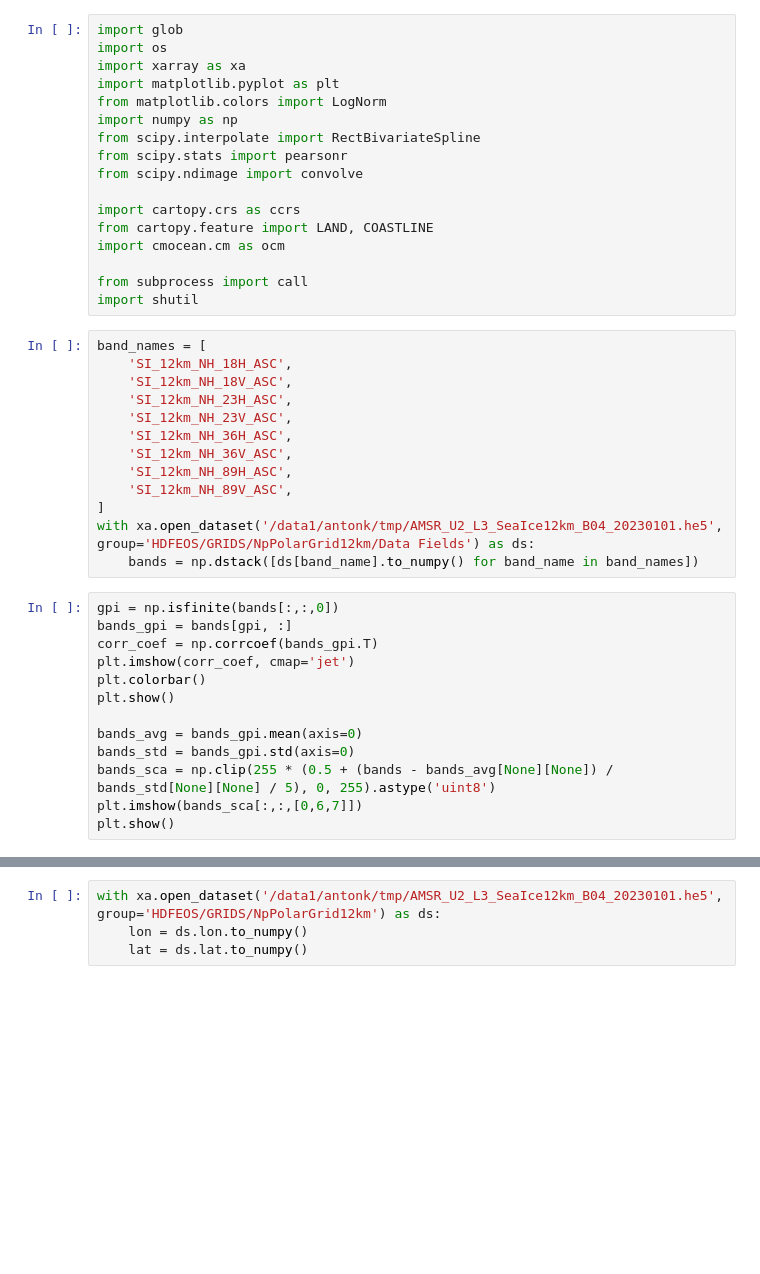
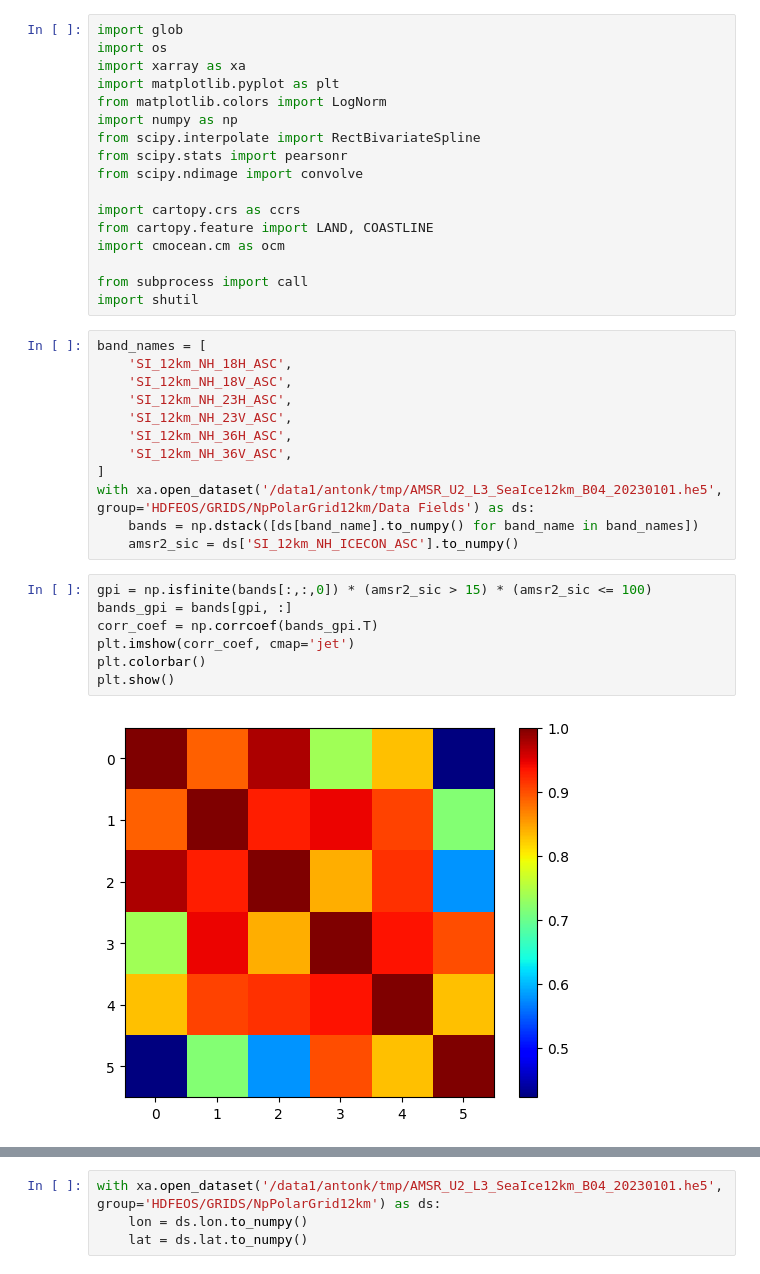
Before and after one commit to nansencenter/cimr_simulator, a Jupyter notebook: compare_amsr2.ipynb, the cells around one changed output, grey strips where cells are left out. Cells and saved outputs as stored; diff of their text form; blank space fills up the shorter version.

```diff
--- a/compare_amsr2.ipynb
+++ b/compare_amsr2.ipynb
@@ -23,21 +23,16 @@ band_names = [
     'SI_12km_NH_23V_ASC',
     'SI_12km_NH_36H_ASC',
     'SI_12km_NH_36V_ASC',
-    'SI_12km_NH_89H_ASC',
-    'SI_12km_NH_89V_ASC',
 ]
 with xa.open_dataset('/data1/antonk/tmp/AMSR_U2_L3_SeaIce12km_B04_20230101.he5', group='HDFEOS/GRIDS/NpPolarGrid12km/Data Fields') as ds:
     bands = np.dstack([ds[band_name].to_numpy() for band_name in band_names])
+    amsr2_sic = ds['SI_12km_NH_ICECON_ASC'].to_numpy()
 # %%
-gpi = np.isfinite(bands[:,:,0])
+gpi = np.isfinite(bands[:,:,0]) * (amsr2_sic > 15) * (amsr2_sic <= 100)
 bands_gpi = bands[gpi, :]
 corr_coef = np.corrcoef(bands_gpi.T)
 plt.imshow(corr_coef, cmap='jet')
 plt.colorbar()
 plt.show()
-
-bands_avg = bands_gpi.mean(axis=0)
-bands_std = bands_gpi.std(axis=0)
-bands_sca = np.clip(255 * (0.5 + (bands - bands_avg[None][None]) / bands_std[None][None] / 5), 0, 255).astype('uint8')
-plt.imshow(bands_sca[:,:,[0,6,7]])
-plt.show()
+# %% [output]
+[figure, added]
```
Also changed, not shown: parts of 16 cells of this notebook, 6 other files.
